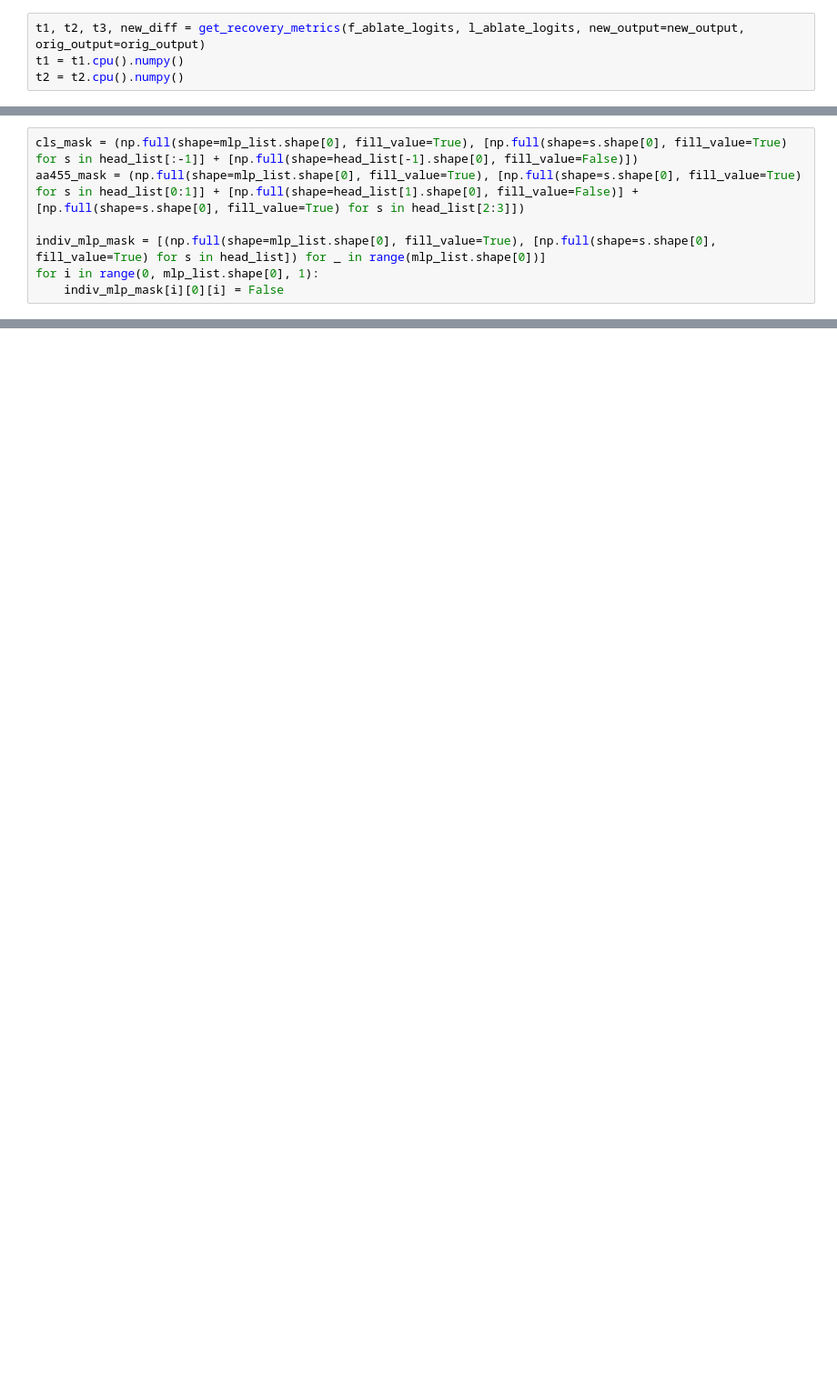
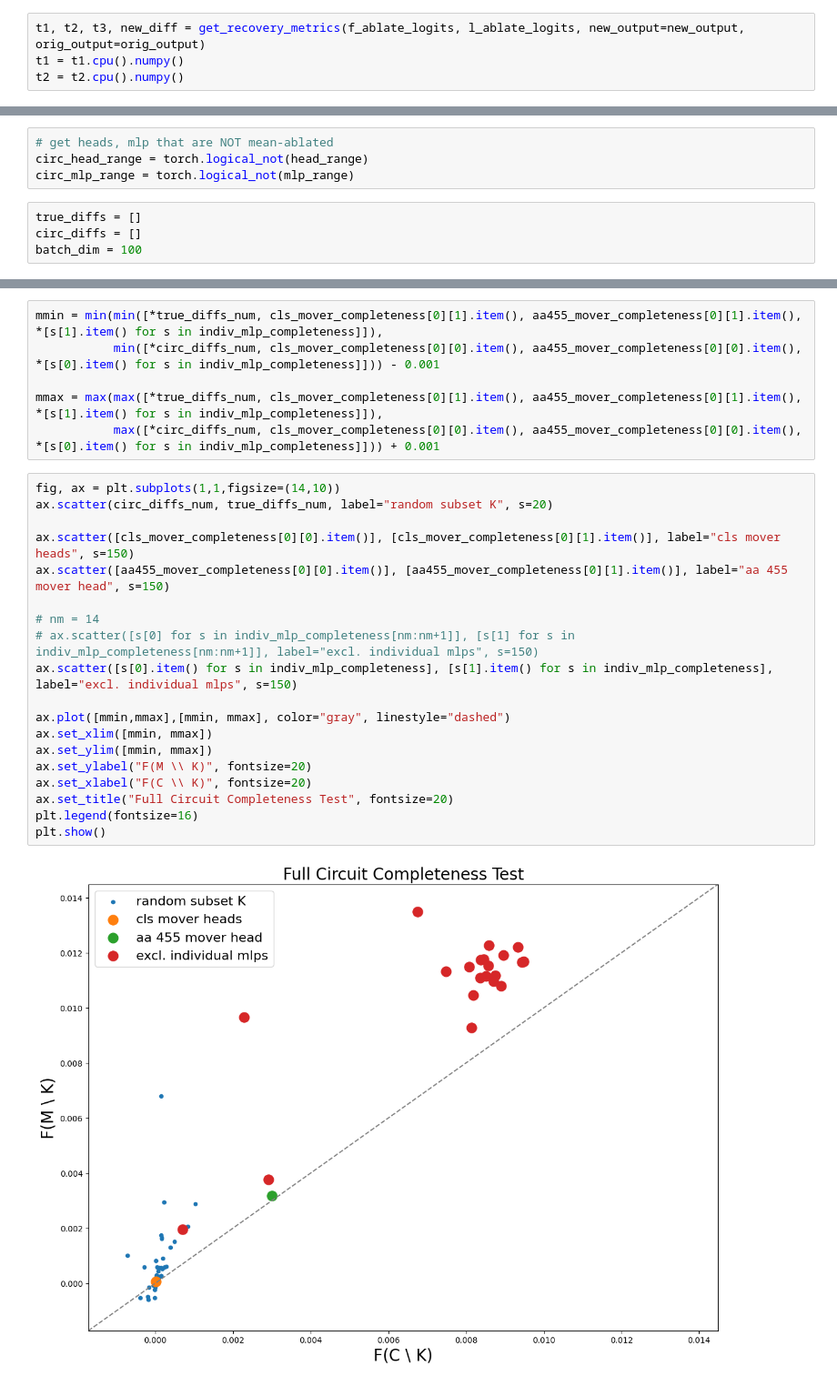
Before and after one commit to blab/mutational-embedding-vectors, a Jupyter notebook: notebooks/plm_circuits/ex24_covfit_circ_eval.ipynb, the cells around one changed output, grey strips where cells are left out. Shown at 91% size. Saved outputs shown, nothing was run; the diff lists cells and outputs as text; blank space fills up the shorter version.

```diff
--- a/notebooks/plm_circuits/ex24_covfit_circ_eval.ipynb
+++ b/notebooks/plm_circuits/ex24_covfit_circ_eval.ipynb
@@ -865,7 +587,0 @@ circ_diffs_num = [s.item() for s in circ_diffs]
-# %%
-cls_mask = (np.full(shape=mlp_list.shape[0], fill_value=True), [np.full(shape=s.shape[0], fill_value=True) for s in head_list[:-1]] + [np.full(shape=head_list[-1].shape[0], fill_value=False)])
-aa455_mask = (np.full(shape=mlp_list.shape[0], fill_value=True), [np.full(shape=s.shape[0], fill_value=True) for s in head_list[0:1]] + [np.full(shape=head_list[1].shape[0], fill_value=False)] + [np.full(shape=s.shape[0], fill_value=True) for s in head_list[2:3]])
-
-indiv_mlp_mask = [(np.full(shape=mlp_list.shape[0], fill_value=True), [np.full(shape=s.shape[0], fill_value=True) for s in head_list]) for _ in range(mlp_list.shape[0])]
-for i in range(0, mlp_list.shape[0], 1):
-    indiv_mlp_mask[i][0][i] = False
@@ -1096,0 +588,8 @@ plt.show()
+# %%
+# get heads, mlp that are NOT mean-ablated
+circ_head_range = torch.logical_not(head_range)
+circ_mlp_range = torch.logical_not(mlp_range)
+# %%
+true_diffs = []
+circ_diffs = []
+batch_dim = 100
@@ -1096,0 +788,27 @@ plt.show()
+# %%
+mmin = min(min([*true_diffs_num, cls_mover_completeness[0][1].item(), aa455_mover_completeness[0][1].item(), *[s[1].item() for s in indiv_mlp_completeness]]),
+           min([*circ_diffs_num, cls_mover_completeness[0][0].item(), aa455_mover_completeness[0][0].item(), *[s[0].item() for s in indiv_mlp_completeness]])) - 0.001
+
+mmax = max(max([*true_diffs_num, cls_mover_completeness[0][1].item(), aa455_mover_completeness[0][1].item(), *[s[1].item() for s in indiv_mlp_completeness]]),
+           max([*circ_diffs_num, cls_mover_completeness[0][0].item(), aa455_mover_completeness[0][0].item(), *[s[0].item() for s in indiv_mlp_completeness]])) + 0.001
+# %%
+fig, ax = plt.subplots(1,1,figsize=(14,10))
+ax.scatter(circ_diffs_num, true_diffs_num, label="random subset K", s=20)
+
+ax.scatter([cls_mover_completeness[0][0].item()], [cls_mover_completeness[0][1].item()], label="cls mover heads", s=150)
+ax.scatter([aa455_mover_completeness[0][0].item()], [aa455_mover_completeness[0][1].item()], label="aa 455 mover head", s=150)
+
+# nm = 14
+# ax.scatter([s[0] for s in indiv_mlp_completeness[nm:nm+1]], [s[1] for s in indiv_mlp_completeness[nm:nm+1]], label="excl. individual mlps", s=150)
+ax.scatter([s[0].item() for s in indiv_mlp_completeness], [s[1].item() for s in indiv_mlp_completeness], label="excl. individual mlps", s=150)
+
+ax.plot([mmin,mmax],[mmin, mmax], color="gray", linestyle="dashed")
+ax.set_xlim([mmin, mmax])
+ax.set_ylim([mmin, mmax])
+ax.set_ylabel("F(M \\ K)", fontsize=20)
+ax.set_xlabel("F(C \\ K)", fontsize=20)
+ax.set_title("Full Circuit Completeness Test", fontsize=20)
+plt.legend(fontsize=16)
+plt.show()
+# %% [output]
+[figure, added]
```
Also changed, not shown: parts of 47 cells of this notebook.
